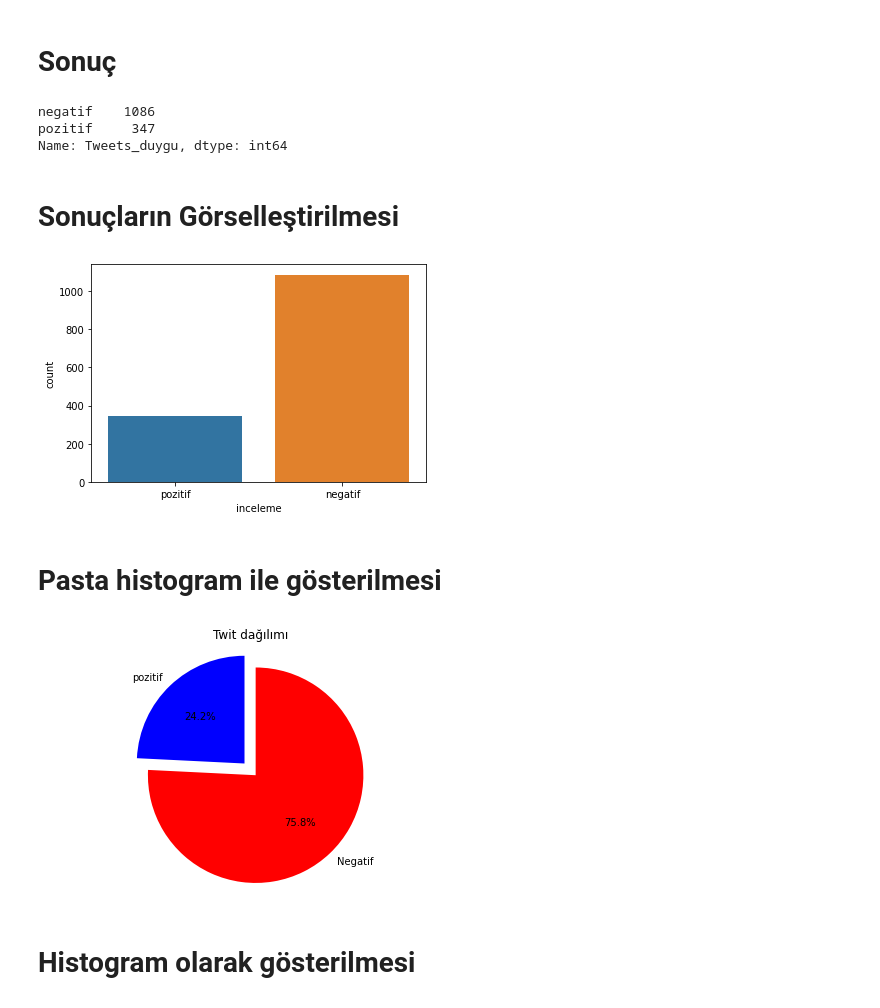
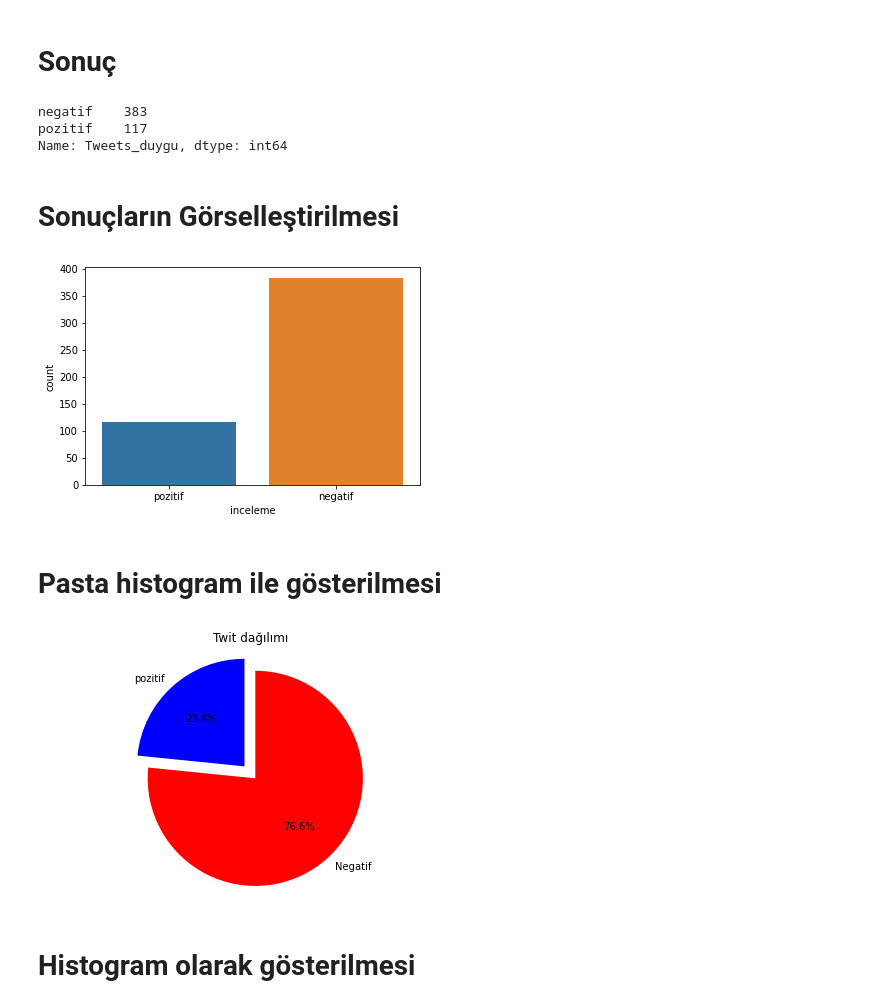
Before and after one commit to alperbayram/Duygu_Analizi_ve_Metin_Siniflandirma, a Jupyter notebook: Twitter_Sentiment_Analysis_and_Text_classification_project.ipynb, the cells around one changed output. Cells and saved outputs as stored; diff of their text form; code cells hidden in the pictures.

```diff
--- a/Twitter_Sentiment_Analysis_and_Text_classification_project.ipynb
+++ b/Twitter_Sentiment_Analysis_and_Text_classification_project.ipynb
@@ -127,12 +190,11 @@ memory usage: 18.0+ KB
 # %% [markdown]
 # **Tweetlerin temizlenmesi **
 # %%
-
 #noktalama işaretleri
-df_Tweets["tweet"] = df_Tweets["tweet"].str.replace('[^\w\s]','')
+df_Tweetsler["tweet"] = df_Tweetsler["tweet"].str.replace('[^\w\s]','')
 # #sayılar
-df_Tweets["tweet"]= df_Tweets["tweet"].str.replace('\d','')
+df_Tweetsler["tweet"]= df_Tweetsler["tweet"].str.replace('\d','')
 # df_Tweetler["Tweets"]= df_Tweetler["Tweets"].str.replace('(?:\@|http?\://|https?\://|www\S+)','')
-df_Tweets["tweet"]= df_Tweets["tweet"].str.replace('@[A-Za-z0-9]+','')
-df_Tweets["tweet"] =df_Tweets["tweet"].str.replace('http\S+','')
+df_Tweetsler["tweet"]= df_Tweetsler["tweet"].str.replace('@[A-Za-z0-9]+','')
+df_Tweetsler["tweet"] =df_Tweetsler["tweet"].str.replace('http\S+','')
 # %%
@@ -211,0 +270,3 @@ Tweet sayısı : 1433
+# %%
+orders = len(df_Tweetsler)
+print("Twit sayısı :",orders)
@@ -212,5 +275,5 @@ Tweet sayısı : 1433
 # %%
-Tweet = list(df_Tweets['tweet'])
+Tweet = list(df_Tweetsler['tweet'])
 #Tweet
 # %% [markdown]
 # **Tweeetlerin tek tek gezilmesi ve sonuçların ve scorun boş diziye aktarılması**
@@ -229,5 +292,5 @@ for i in range(orders):
 # **Sonuçların Tabloya eklenmesi**
 # %%
 d
-df_Tweetler["Tweets_duygu"]= pd.DataFrame(d)
+df_Tweetsler["Tweets_duygu"]= pd.DataFrame(d)
 #df_Tweetler["Tweets_duygu"]=df_Tweetler["Tweets"].map(lambda x: "".join(d))
@@ -234,24 +312,24 @@ df_Tweetler["Tweets_duygu"]= pd.DataFrame(d)
 # %% [markdown]
 # **Sonuç**
 # %%
-df_Tweetler['Tweets_duygu'].value_counts()
+df_Tweetsler['Tweets_duygu'].value_counts()
 # %% [output]
-negatif    1086
-pozitif     347
+negatif    383
+pozitif    117
 Name: Tweets_duygu, dtype: int64
 # %% [markdown]
 # **Sonuçların Görselleştirilmesi**
 # %%
-sns.countplot(df_Tweetler.Tweets_duygu)
+sns.countplot(df_Tweetsler.Tweets_duygu)
 plt.xlabel('inceleme');
 # %% [output]
-[figure, old version]
+[figure, new version]
 # %% [markdown]
 # **Pasta histogram ile gösterilmesi**
 # %%
 
-pozitif = (df_Tweetler['Tweets_duygu'] == 'pozitif').sum()
-negatif = (df_Tweetler['Tweets_duygu'] == 'negatif').sum()
+pozitif = (df_Tweetsler['Tweets_duygu'] == 'pozitif').sum()
+negatif = (df_Tweetsler['Tweets_duygu'] == 'negatif').sum()
 
 # put them into a list called proportions
 proportions = [pozitif, negatif]
@@ -290,7 +368,7 @@ plt.title("Twit dağılımı")
 plt.tight_layout()
 plt.show()
 # %% [output]
-[figure, old version]
+[figure, new version]
 # %% [markdown]
 # **Histogram olarak gösterilmesi**
 # %%
```
Also changed, not shown: parts of 28 cells of this notebook.
